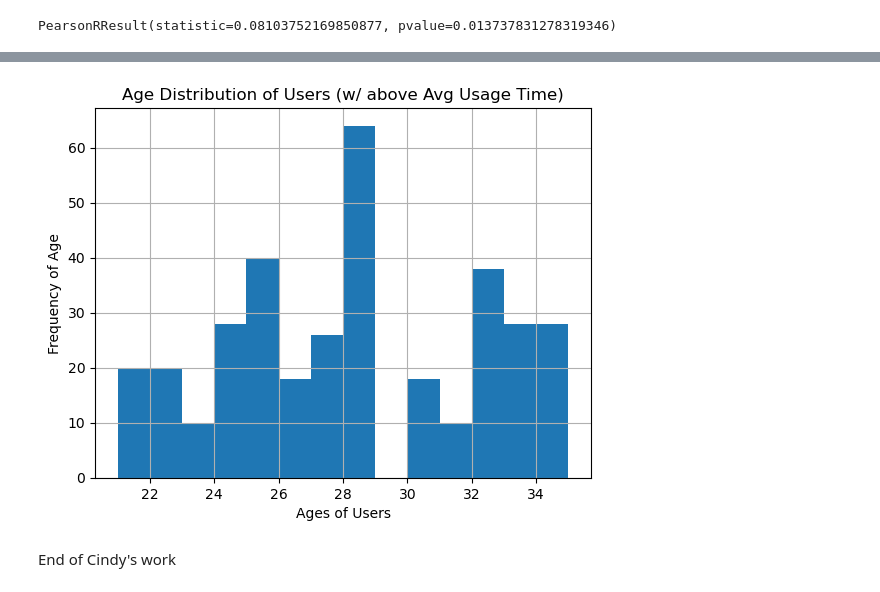
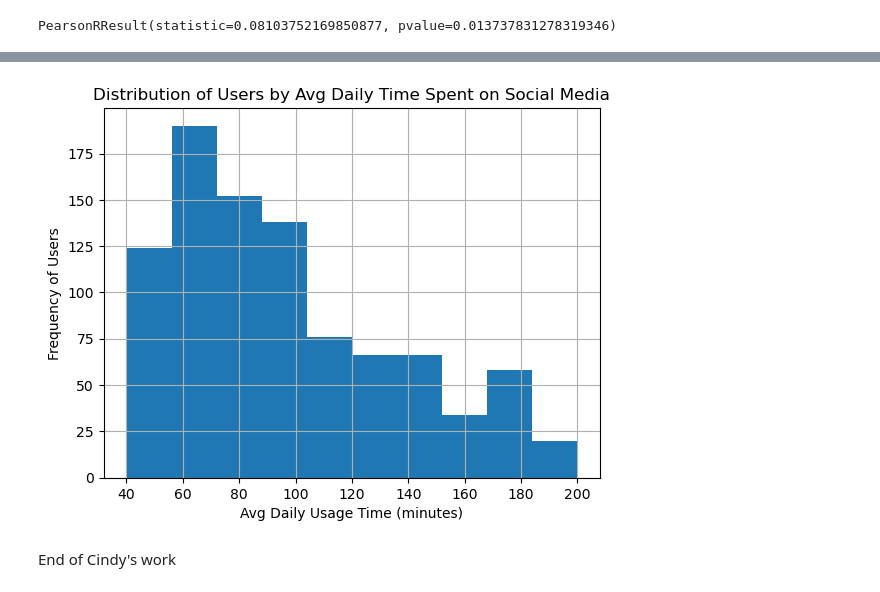
Before and after one commit to cindyd97/Analyzing-Social-Media-And-Emotions, a Jupyter notebook: Final Project/Final_Analysis.ipynb, the cells around one changed output, grey strips where cells are left out. Saved outputs shown, nothing was run; the diff lists cells and outputs as text; code cells hidden in the pictures.

```diff
--- a/Final Project/Final_Analysis.ipynb
+++ b/Final Project/Final_Analysis.ipynb
@@ -114,11 +114,11 @@ Ages above 42.5 could be outliers.
 # %%
-plt.hist(cd_time2['Age'],bins=cd_age_amount2)
-plt.xlabel('Ages of Users')
-plt.ylabel('Frequency of Age')
-plt.title('Age Distribution of Users (w/ above Avg Usage Time)')
+plt.hist(data['Daily_Usage_Time (minutes)'])
+plt.xlabel('Avg Daily Usage Time (minutes)')
+plt.ylabel('Frequency of Users')
+plt.title('Distribution of Users by Avg Daily Time Spent on Social Media')
 plt.grid(True)
-plt.savefig("../Images/Exhibits-Cindy/age_time_histogram.png")
+plt.savefig("../Images/Exhibits-Cindy/time_histogram.png")
 # %% [output]
-[figure, old version]
+[figure, new version]
 # %% [markdown]
 End of Cindy's work
```
Also changed, not shown: parts of 1 cell of this notebook, 5 other files.
